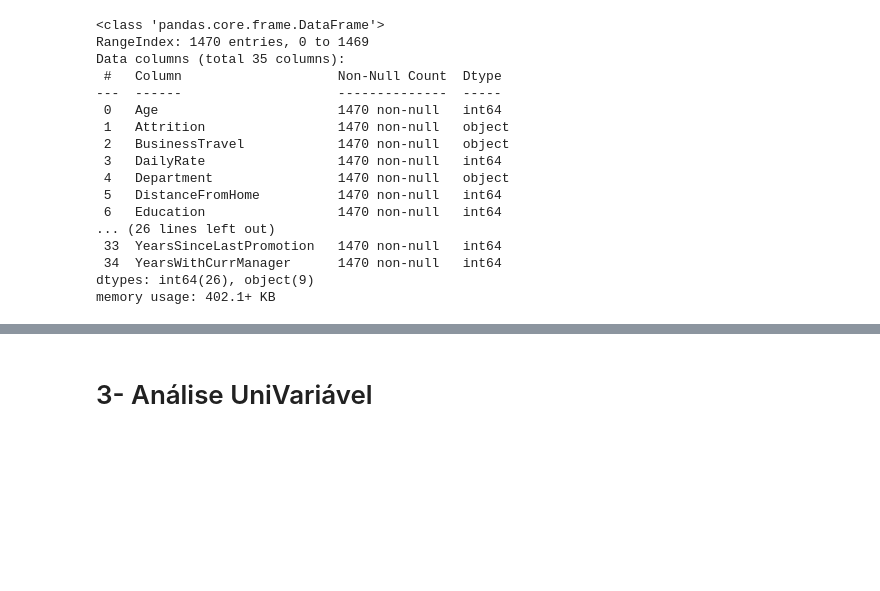
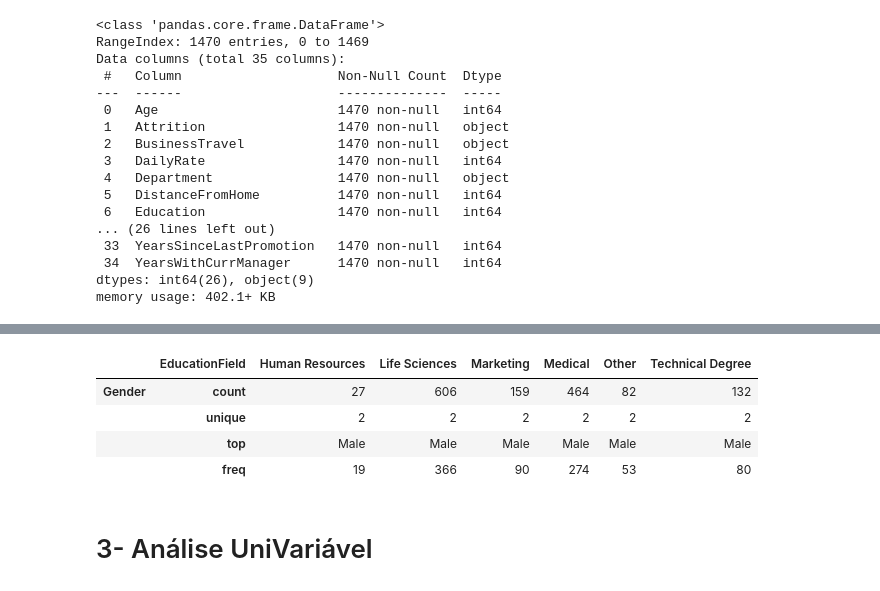
Before and after one commit to adilsonalbino/datascience, a Jupyter notebook: analise-dados-ibm-rh.ipynb, the cells around one changed output, grey strips where cells are left out. Saved outputs shown, nothing was run; the diff lists cells and outputs as text; code cells hidden in the pictures; blank space fills up the shorter version.

```diff
--- a/analise-dados-ibm-rh.ipynb
+++ b/analise-dados-ibm-rh.ipynb
@@ -66,3 +102,12 @@ memory usage: 402.1+ KB
+# %%
+df_groupby = df[['EducationField', 'Gender']].groupby('EducationField').describe()
+df_groupby.T
+# %% [output]
+|  | EducationField | Human Resources | Life Sciences | Marketing | Medical | Other | Technical Degree |
+| Gender | count | 27 | 606 | 159 | 464 | 82 | 132 |
+|  | unique | 2 | 2 | 2 | 2 | 2 | 2 |
+|  | top | Male | Male | Male | Male | Male | Male |
+|  | freq | 19 | 366 | 90 | 274 | 53 | 80 |
 # %% [markdown]
 # 3- Análise UniVariável
 # %%
```
Also changed, not shown: parts of 6 cells of this notebook.
